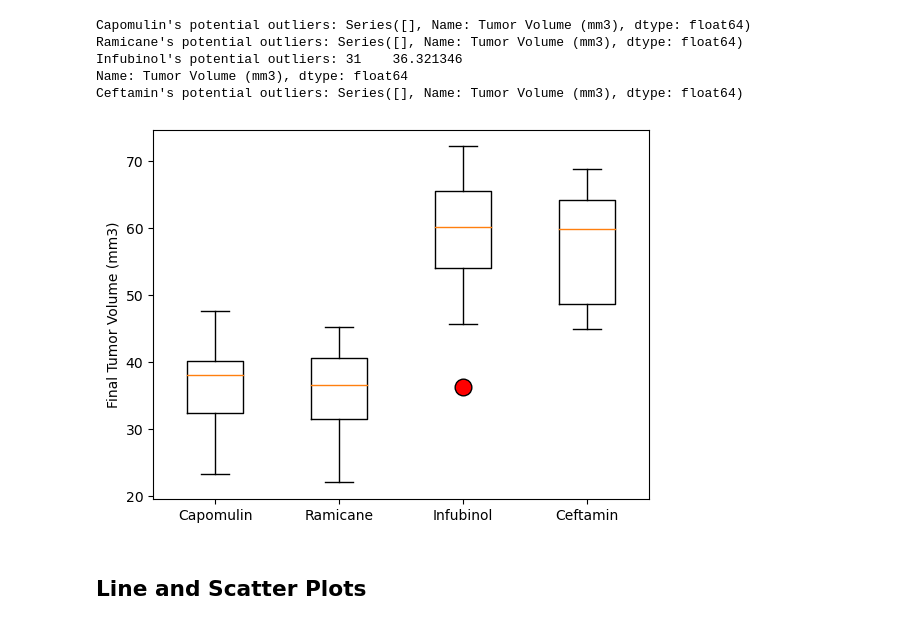
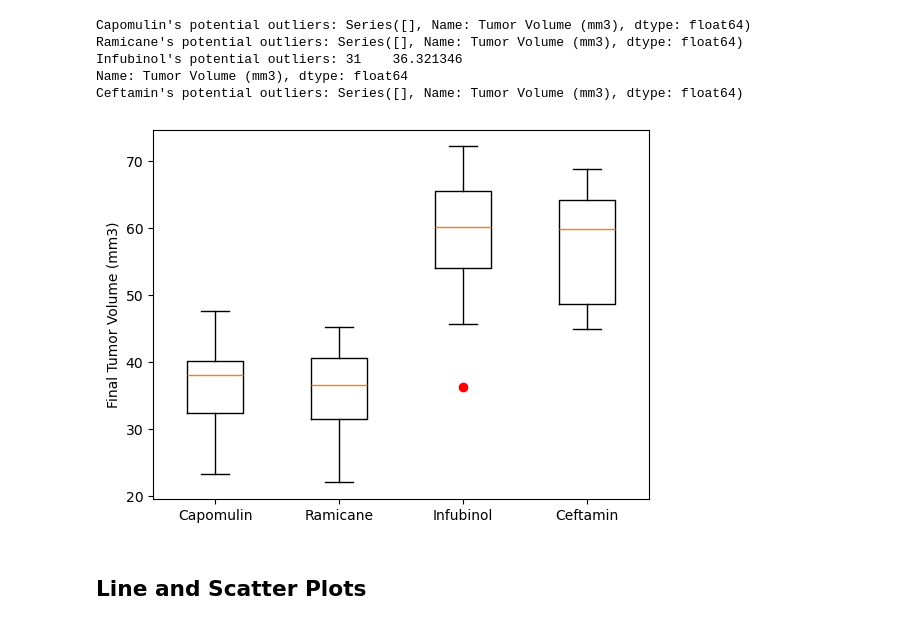
Before and after one commit to blmccourt/dataviz-challenge, a Jupyter notebook: Pymaceuticals/pymaceuticals.ipynb, the cells around one changed output. Drawn from its saved outputs; the diff is of its cells as text; code cells hidden in the pictures.

```diff
--- a/Pymaceuticals/pymaceuticals.ipynb
+++ b/Pymaceuticals/pymaceuticals.ipynb
@@ -76,10 +67,6 @@ duplicate_mice_data
 | 1592 | g989 | 35 | 62.570880 | 2 | Propriva | Female | 21 | ... |
 # %%
 # Create a clean DataFrame by dropping the duplicate mouse by its ID.
-clean_df = merged_df[merged_df['Mouse ID'].isin(duplicate_mice_ID)==False]
-
-# clean_df = merged_df.drop_duplicates(subset=['Mouse ID', 'Timepoint'], keep=False)
-clean_df.shape
-
-# clean_df = index_df.drop(['g989'])
+clean_df = merged_df[merged_df["Mouse ID"] != "g989"]
+clean_df.head()
 # %% [output]
@@ -202,14 +184,9 @@ plt.show()
 # %%
 # Calculate the final tumor volume of each mouse across four of the treatment regimens:
 # Capomulin, Ramicane, Infubinol, and Ceftamin
-capomulin_df = clean_df.loc[clean_df["Drug Regimen"] == "Capomulin",:]
-ramicane_df = clean_df.loc[clean_df["Drug Regimen"] == "Ramicane",:]
-infubinol_df = clean_df.loc[clean_df["Drug Regimen"] == "Infubinol",:]
-ceftamin_df = clean_df.loc[clean_df["Drug Regimen"] == "Ceftamin",:]
 
 # Start by getting the last (greatest) timepoint for each mouse
-last_timepoint_df = pd.DataFrame(clean_df.groupby(['Mouse ID'])['Timepoint'].max())
-# last_timepoint_df
+last_timepoint_df = clean_df.groupby(['Mouse ID'])['Timepoint'].max()
 
 # Merge this group df with the original DataFrame to get the tumor volume at the last timepoint
 tumor_df = pd.merge(clean_df, last_timepoint_df, on=('Mouse ID', 'Timepoint'), how='right')
@@ -230,21 +207,35 @@ tumor_df
 248 rows × 8 columns
 # %%
 # Put treatments into a list for for loop (and later for plot labels)
-
+treatment_list = ['Capomulin', 'Ramicane', 'Infubinol', 'Ceftamin']
 
 # Create empty list to fill with tumor vol data (for plotting)
-
+tumor_volume_data = []
 
 # Calculate the IQR and quantitatively determine if there are any potential outliers.
 
+# Locate the rows which contain mice on each drug and get the tumor volumes
+# Loop through the treatment list and filter rows to include only rows where 'Drug Regimen' column matches the current treatment.
+for treatment in treatment_list:
+    treatment_df = tumor_df.loc[tumor_df['Drug Regimen'] == treatment]
+    # Selects the 'Tumor Volume (mm3)' column from the filtered data
+    final_tumor_volume = treatment_df['Tumor Volume (mm3)']
+    # Append the resulting final tumor volumes for each drug to the tumor_volume_data list.
+    tumor_volume_data.append(final_tumor_volume)
 
-    # Locate the rows which contain mice on each drug and get the tumor volumes
+# Determine outliers using upper and lower bounds
+for i, treatment in enumerate(treatment_list):
+    quartiles = tumor_volume_data[i].quantile([.25,.5,.75])
+    lowerq = quartiles[0.25]
+    upperq = quartiles[0.75]
+    iqr = upperq - lowerq
 
+    lower_bound = lowerq - (1.5*iqr)
+    upper_bound = upperq + (1.5*iqr)
 
-    # add subset
+    outliers = tumor_volume_data[i][(tumor_volume_data[i] < lower_bound) | (tumor_volume_data[i] > upper_bound)]
 
-
-    # Determine outliers using upper and lower bounds
+    print(f"{treatment}'s potential outliers: {outliers}")
 # %% [output]
 Capomulin's potential outliers: Series([], Name: Tumor Volume (mm3), dtype: float64)
 Ramicane's potential outliers: Series([], Name: Tumor Volume (mm3), dtype: float64)
@@ -253,7 +244,11 @@ Name: Tumor Volume (mm3), dtype: float64
 Ceftamin's potential outliers: Series([], Name: Tumor Volume (mm3), dtype: float64)
 # %%
 # Generate a box plot that shows the distrubution of the tumor volume for each treatment group.
+fig, ax = plt.subplots()
+ax.set_ylabel('Final Tumor Volume (mm3)')
+ax.boxplot(tumor_volume_data, sym='ro', labels=treatment_list)
+plt.show()
 # %% [output]
-[figure, old version]
+[figure, new version]
 # %% [markdown]
 ## Line and Scatter Plots
```
Also changed, not shown: parts of 17 cells of this notebook.
